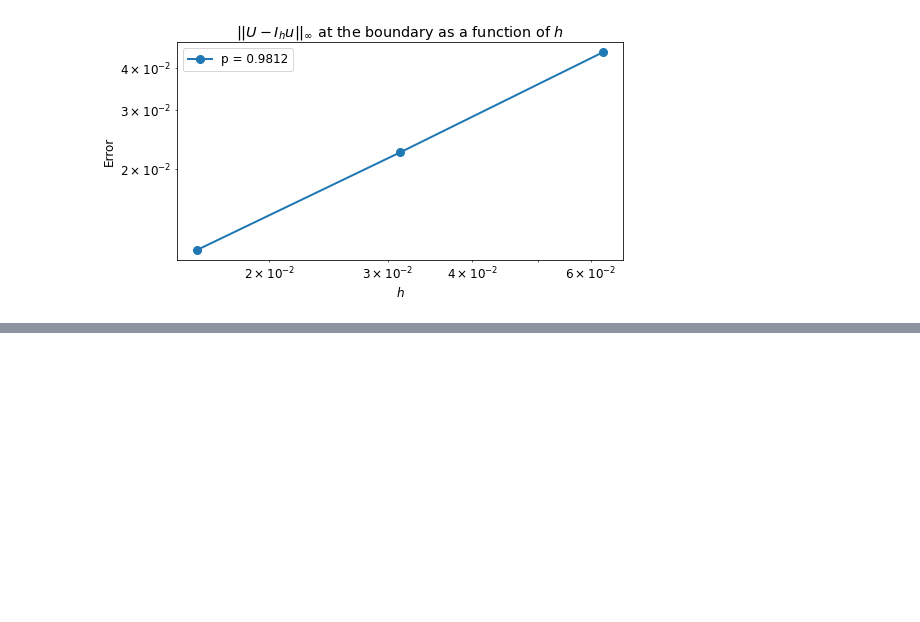
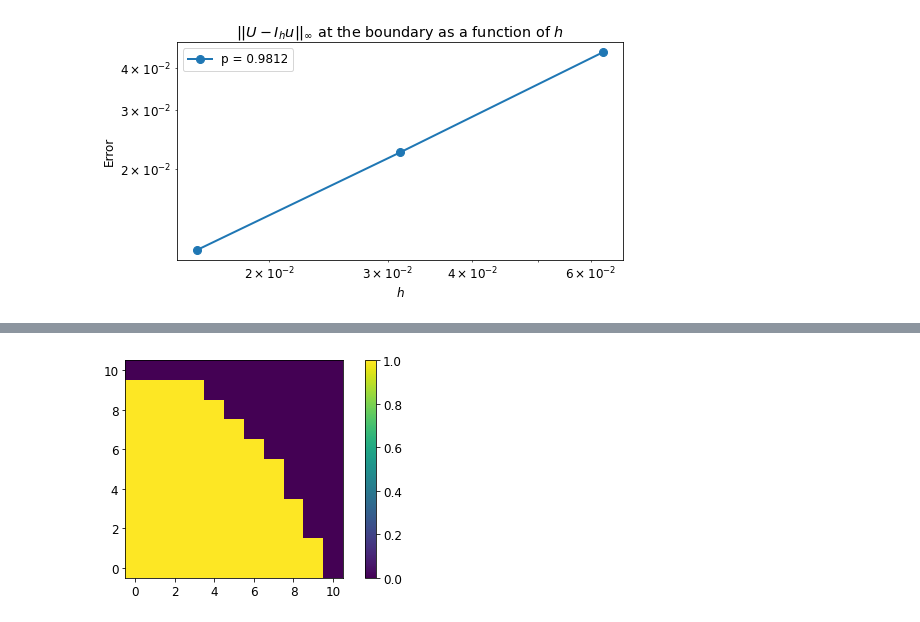
Before and after one commit to aledha/TMA4212-NumDiffDiff, a Jupyter notebook: Project 1/Project1_notebook.ipynb, the cells around one changed output, grey strips where cells are left out. Cells and saved outputs as stored; diff of their text form; code cells hidden in the pictures; blank space fills up the shorter version.

```diff
--- a/Project 1/Project1_notebook.ipynb
+++ b/Project 1/Project1_notebook.ipynb
@@ -631,0 +699,76 @@ M array:  [16 32 64]
+# %%
+#
+#
+def projection_y(M):
+
+  solution_list_y = []
+  boundary_point_y = []
+#
+  x = np.linspace(0,1,M+1)
+  y = np.linspace(0,1,M+1)
+#
+  x_current = np.linspace(0,1,M)
+  y_current = np.linspace(0,1,M)
+#
+  P = domain2(bool_domain_gen_y(x, y, M))
+  for i in range(len(P)):
+#
+# Need to evaluate point on the spare matrix
+#
+      r = Symbol('r')
+#
+      if P[i] < M:
+        x_p = x[P[i]+1]
+        y_p = y[i]
+  #
+        solution = solve(x_p + r*(1-2*y_p) - 2*r**3, r)
+  #
+        y_1 = 1 - solution[0]**2
+  #
+        solution_list_y.append([solution[0], y_1])
+        boundary_point_y.append([P[i] + 1, i])
+#
+#
+#
+  return solution_list_y, boundary_point_y
+
+def projection_x(M):
+
+  solution_list_x = []
+  boundary_point_x = []
+#
+  x = np.linspace(0,1,M+1)
+  y = np.linspace(0,1,M+1)
+#
+  x_current = np.linspace(0,1,M)
+  y_current = np.linspace(0,1,M)
+#
+
+#
+  #P = domain2(bool_domain_gen(M))
+  P = domain2(bool_domain_gen_x(x, y, M))
+  for i in range(len(P)):
+#
+# Need to evaluate point on the spare matrix
+#
+      if P[i] < M:
+        r = Symbol('r')
+  #
+        x_p = x[i]
+        y_p = y[P[i]+1]
+  #
+        solution = solve(x_p + r*(1-2*y_p) - 2*r**3, r)
+  #
+        y_1 = 1 - solution[0]**2
+  #
+        solution_list_x.append(([solution[0],y_1]))
+        boundary_point_x.append([i, P[i]+1])
+#
+  return solution_list_x, boundary_point_x
+#
+# Test
+M = 10
+bool_domain = bool_domain_gen(M)
+im(bool_domain)
+# %% [output]
+[figure, added]
```
Also changed, not shown: parts of 12 cells of this notebook, 1 other file.
